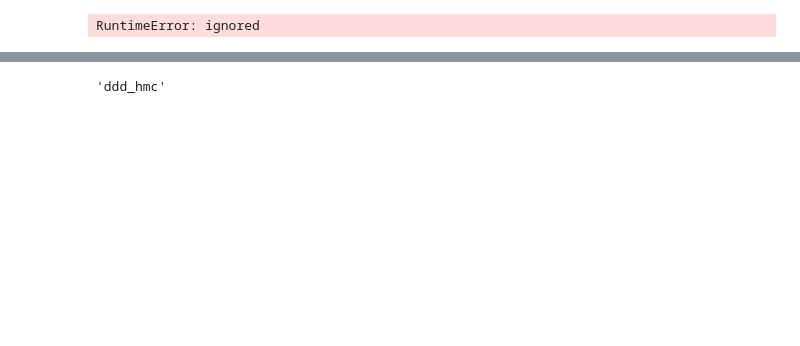
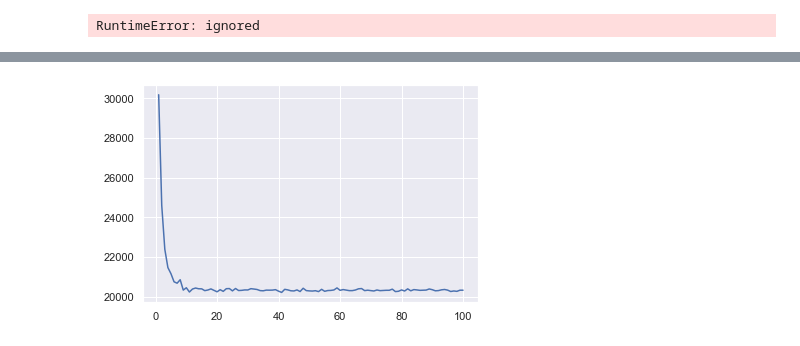
Before and after one commit to wsonv/PP_proejct, a Jupyter notebook: Untitled.ipynb, the cells around one changed output, grey strips where cells are left out. Saved outputs shown, nothing was run; the diff lists cells and outputs as text; code cells hidden in the pictures; blank space fills up the shorter version.

```diff
--- a/Untitled.ipynb
+++ b/Untitled.ipynb
@@ -40,3 +42,4 @@ to_pickle(data_class.rest_data, 'data_pickle/rest_data')
 data = load('data_pickle/data')
 ratings = load('data_pickle/ratings')
 rest_data = load('data_pickle/rest_data')
+train_ratings = (ratings - 1)*2
@@ -139,3 +129,9 @@ mlr_mcmc_sample = criticism.mlr_mcmc_sampling(hmc_beta_dict, data, mode="save")
 # test_samples = mlrmodel.test(hmc_beta_dict,data[:10000],mode="save")
 # # load test samples
 # #test_samples = load("mlr_test_samples")
+# %%
+mlrmodel = MlrModel()
+from pyro.infer.autoguide import AutoDiagonalNormal
+guide = AutoDiagonalNormal(mlrmodel.model)
+# %%
+mlr_svi_model, mlr_loss_list = inference.svi(data, train_ratings, mlrmodel.model, guide,10000)
@@ -142 +159,5 @@ mlr_mcmc_sample = criticism.mlr_mcmc_sampling(hmc_beta_dict, data, mode="save")
+# %%
+plot_loss(mlr_loss_list)
+# %% [output]
+[figure, added]
 # %%
@@ -151,4 +164,0 @@ model_type = "ddd"
-# %%
-"{}_hmc".format(model_type)
-# %% [output]
-'ddd_hmc'
```
Also changed, not shown: parts of 65 cells of this notebook, 15 other files.
